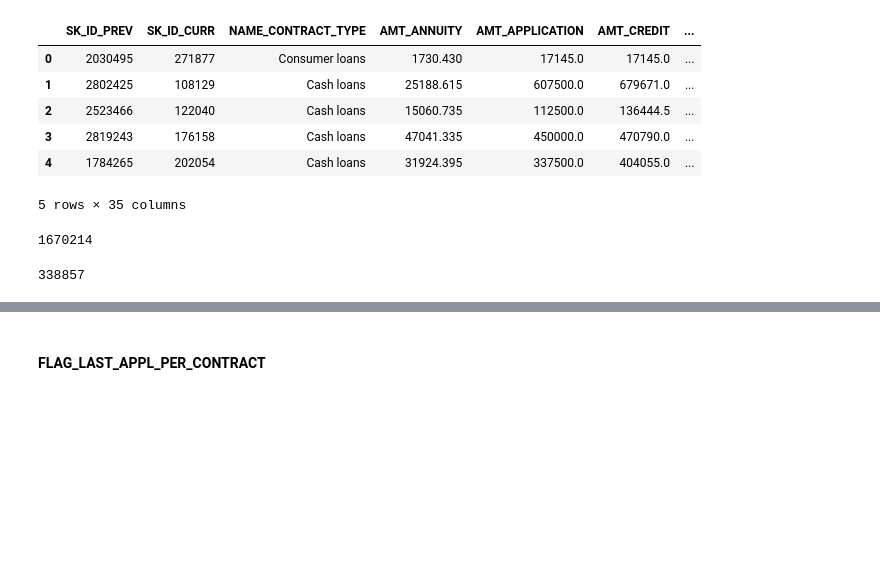
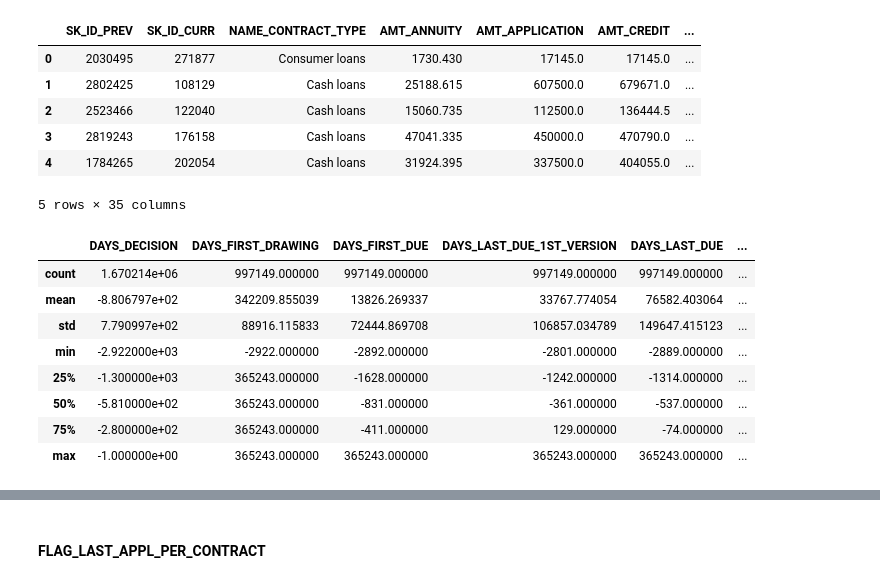
Before and after one commit to paolomandica/FDS-home-credit-default-risk, a Jupyter notebook: main-paolo.ipynb, the cells around one changed output, grey strips where cells are left out. Cells and saved outputs as stored; diff of their text form; code cells hidden in the pictures; blank space fills up the shorter version.

```diff
--- a/main-paolo.ipynb
+++ b/main-paolo.ipynb
@@ -734,11 +734,16 @@ prev_app.head()
 | 3 | 2819243 | 176158 | Cash loans | 47041.335 | 450000.0 | 470790.0 | ... |
 | 4 | 1784265 | 202054 | Cash loans | 31924.395 | 337500.0 | 404055.0 | ... |
 5 rows × 35 columns
-# %%
-print(prev_app.shape[0])
-# %% [output]
-1670214
-# %%
-len(prev_app['SK_ID_CURR'].unique())
-# %% [output]
-338857
+# %%
+days_cols = [col for col in prev_app.columns if 'DAYS' in col]
+prev_app[days_cols].describe()
+# %% [output]
+|  | DAYS_DECISION | DAYS_FIRST_DRAWING | DAYS_FIRST_DUE | DAYS_LAST_DUE_1ST_VERSION | DAYS_LAST_DUE | ... |
+| count | 1.670214e+06 | 997149.000000 | 997149.000000 | 997149.000000 | 997149.000000 | ... |
+| mean | -8.806797e+02 | 342209.855039 | 13826.269337 | 33767.774054 | 76582.403064 | ... |
+| std | 7.790997e+02 | 88916.115833 | 72444.869708 | 106857.034789 | 149647.415123 | ... |
+| min | -2.922000e+03 | -2922.000000 | -2892.000000 | -2801.000000 | -2889.000000 | ... |
+| 25% | -1.300000e+03 | 365243.000000 | -1628.000000 | -1242.000000 | -1314.000000 | ... |
+| 50% | -5.810000e+02 | 365243.000000 | -831.000000 | -361.000000 | -537.000000 | ... |
+| 75% | -2.800000e+02 | 365243.000000 | -411.000000 | 129.000000 | -74.000000 | ... |
+| max | -1.000000e+00 | 365243.000000 | 365243.000000 | 365243.000000 | 365243.000000 | ... |
```
Also changed, not shown: parts of 11 cells of this notebook.
